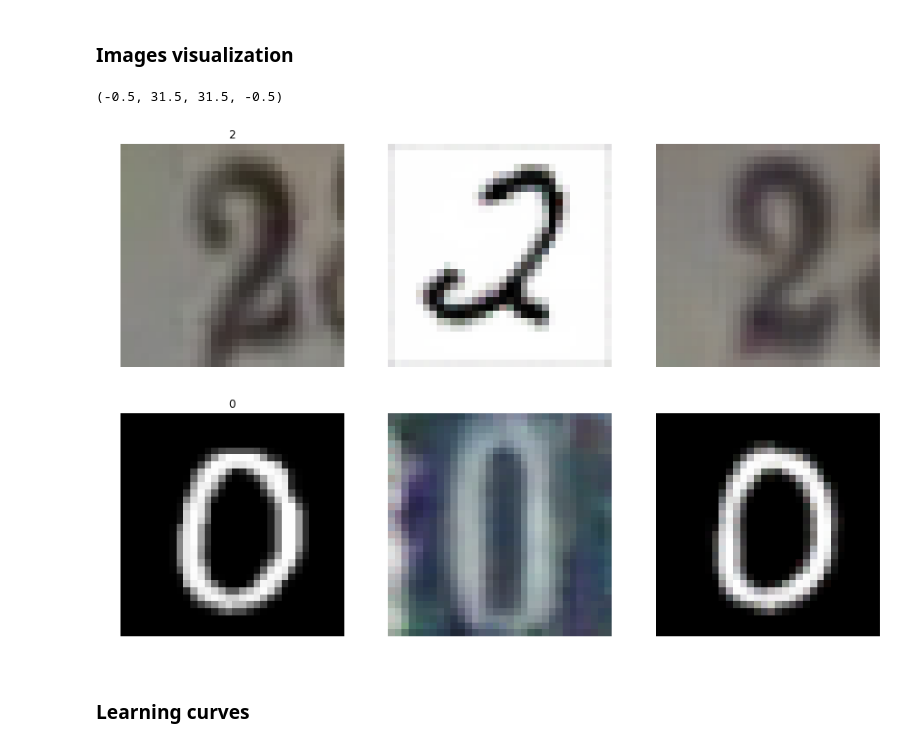
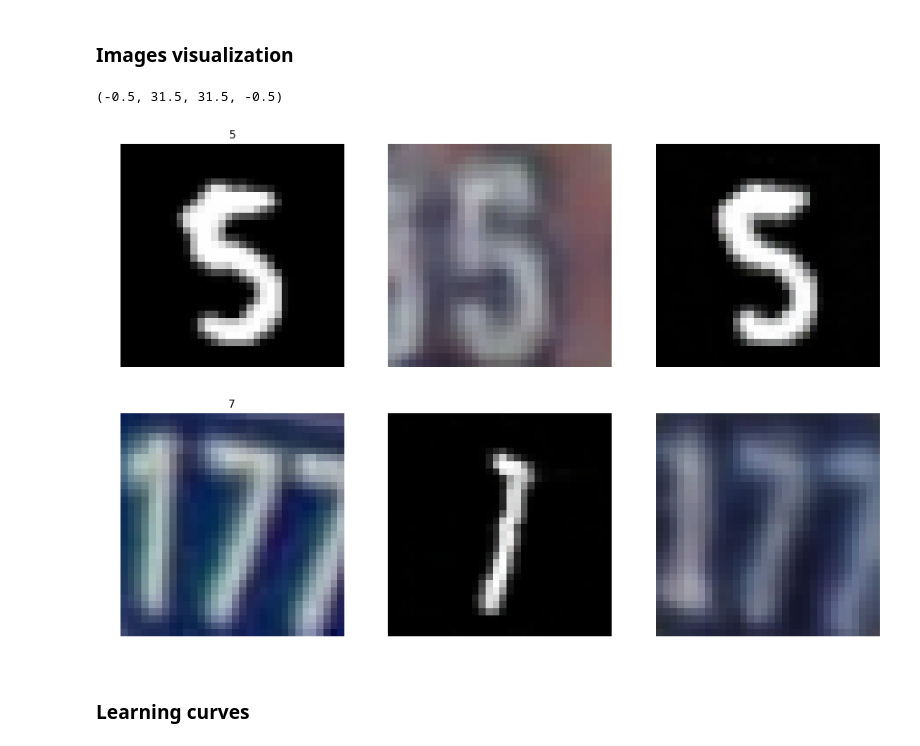
Before and after one commit to artix41/transfer-learning-algorithms, a Jupyter notebook: UNIT/unit-svhn-mnist-color.ipynb, the cells around one changed output. Saved outputs shown, nothing was run; the diff lists cells and outputs as text; code cells hidden in the pictures.

```diff
--- a/UNIT/unit-svhn-mnist-color.ipynb
+++ b/UNIT/unit-svhn-mnist-color.ipynb
@@ -438,6 +454,8 @@ D_loss = D_s2t_loss + D_t2s_loss + D_s2s_loss + D_t2t_loss \
 # %%
-G_loss = G_s2t_loss + G_t2s_loss + G_s2s_loss + G_t2t_loss \
-         + vae_s2s_loss + vae_t2t_loss
+G_loss = lambda_gan_gen * (G_s2t_loss + G_t2s_loss + G_s2s_loss + G_t2t_loss) \
+         + lambda_rec * (vae_rec_s2s_loss + vae_rec_t2t_loss) \
+         + lambda_kl * (vae_kl_s2s_loss + vae_kl_t2t_loss) \
+         + lambda_classif_vae * classif_vae_loss
 # %% [markdown]
 ### Solvers
 # %%
@@ -478,8 +496,10 @@ D_s2s_loss_list = []
 G_s2s_loss_list = []
 D_t2t_loss_list = []
 G_t2t_loss_list = []
-vae_s2s_loss_list = []
-vae_t2t_loss_list = []
+vae_rec_s2s_loss_list = []
+vae_rec_t2t_loss_list = []
+vae_kl_s2s_loss_list = []
+vae_kl_t2t_loss_list = []
 classif_source_loss_list = []
 classif_vae_loss_list = []
 l1_s2t_loss_list = []
@@ -488,5 +508,5 @@ accuracy_list = []
 iter_list = []
 i = 0
 # %%
-# saver = tf.train.Saver(G_vars + D_vars)
+saver = tf.train.Saver(G_vars + D_vars)
 # saver.restore(sess, "model/model.ckpt")
@@ -667,14 +670,14 @@ Accuracy : 0.4062
 def unnormalize(x):
     return np.array((x + 1)/2)
 # %%
-X_s2s = unnormalize(sess.run(G_s2s, feed_dict={ipt_source: X_source[:batch_size]}))
-# X_s2s = unnormalize(sess.run(generator(0 + tf.random_normal([batch_size,1,1,800],0,1,dtype=tf.float32), "source"), feed_dict={ipt_source: X_source[:batch_size]}))
-X_t2t = unnormalize(sess.run(G_t2t, feed_dict={ipt_target: X_target[:batch_size]}))
-X_s2t = unnormalize(sess.run(G_s2t, feed_dict={ipt_source: X_source[:batch_size]}))
-X_t2s = unnormalize(sess.run(G_t2s, feed_dict={ipt_target: X_target[:batch_size]}))
+X_s2s = unnormalize(sess.run(G_s2s, feed_dict={ipt_source: X_source[:batch_size*2]}))
+# X_s2s = unnormalize(sess.run(generator(0 + tf.random_normal([batch_size,1,1,768],0,1,dtype=tf.float32), "source"), feed_dict={ipt_source: X_source[:batch_size]}))
+X_t2t = unnormalize(sess.run(G_t2t, feed_dict={ipt_target: X_target[:batch_size*2]}))
+X_s2t = unnormalize(sess.run(G_s2t_mean, feed_dict={ipt_source: X_source[:batch_size*2]}))
+X_t2s = unnormalize(sess.run(G_t2s_mean, feed_dict={ipt_target: X_target[:batch_size*2]}))
 
-Y_source_predict = np.argmax(sess.run(tf.nn.softmax(D_source_classif), feed_dict={ipt_source: X_source[:batch_size]}), axis=1)
-Y_target_predict = np.argmax(sess.run(tf.nn.softmax(DG_t2s_classif), feed_dict={ipt_target: X_target[:batch_size]}), axis=1)
+Y_source_predict = np.argmax(sess.run(tf.nn.softmax(D_source_classif), feed_dict={ipt_source: X_source[:batch_size*2]}), axis=1)
+Y_target_predict = np.argmax(sess.run(tf.nn.softmax(DG_t2s_classif_mean), feed_dict={ipt_target: X_target[:batch_size*2]}), axis=1)
 # %%
 # Deterministic
 # sess.run(tf.nn.softmax(DG_t2s_mean), feed_dict={ipt_target: X_target[7:8]})
@@ -684,38 +687,38 @@ Y_target_predict = np.argmax(sess.run(tf.nn.softmax(DG_t2s_classif), feed_dict={
 # %%
 plt.rcParams['figure.figsize'] = (15, 10)
 # plt.axes().set_aspect('equal', 'datalim')
 #plt.axis([-3,3,-3,3])
 
-index = 10
-plt.subplot(2,3,1)
+index = 60
+plt.subplot(2,3,4)
 plt.title(Y_source_predict[index])
 plt.imshow(unnormalize(X_source[index]))
 plt.axis('off')
 
-plt.subplot(2,3,2)
+plt.subplot(2,3,5)
 plt.imshow(X_s2t[index])
 plt.axis('off')
 
-plt.subplot(2,3,3)
+plt.subplot(2,3,6)
 plt.imshow(X_s2s[index])
 plt.axis('off')
 
-plt.subplot(2,3,4)
+plt.subplot(2,3,1)
 plt.title(Y_target_predict[index])
 plt.imshow(unnormalize(X_target[index]))
 plt.axis('off')
 
-plt.subplot(2,3,5)
+plt.subplot(2,3,2)
 plt.imshow(X_t2s[index])
 plt.axis('off')
 
-plt.subplot(2,3,6)
+plt.subplot(2,3,3)
 # plt.imshow(np.transpose(X_target_trans[index].reshape(3,32,32), (1,2,0)))
 plt.imshow(X_t2t[index].reshape(32,32,3))
 plt.axis('off')
 # %% [output]
 (-0.5, 31.5, 31.5, -0.5)
-[figure, old version]
+[figure, new version]
 # %% [markdown]
 ### Learning curves
 # %%
```
Also changed, not shown: parts of 46 cells of this notebook, 1 other file.
